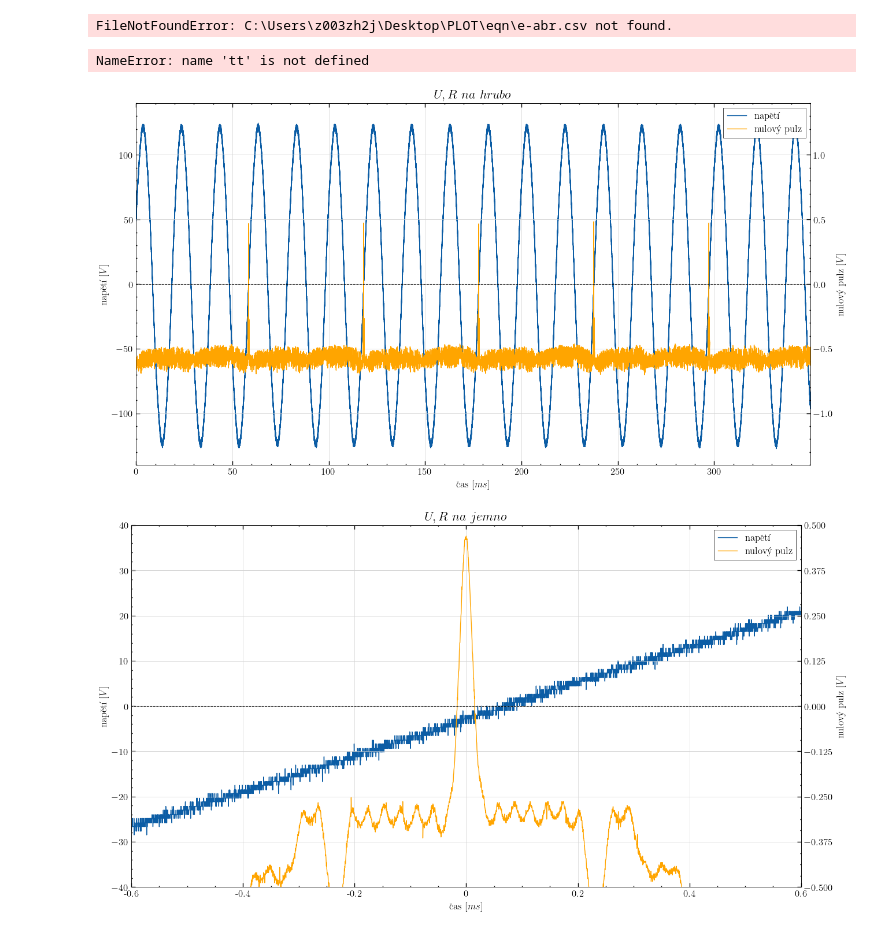
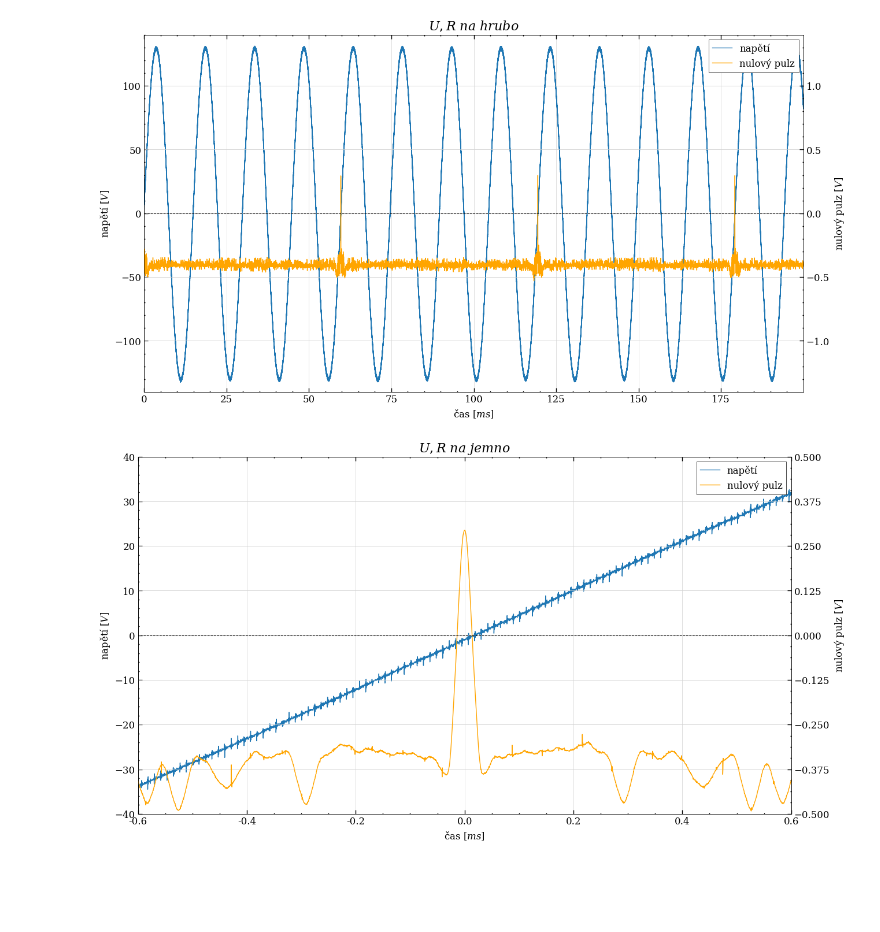
Before and after one commit to Buldadavid/plot, a Jupyter notebook: ERN_NEW_LATEX.ipynb, the cells around one changed output. Drawn from its saved outputs; the diff is of its cells as text; code cells hidden in the pictures; blank space fills up the shorter version.

```diff
--- a/ERN_NEW_LATEX.ipynb
+++ b/ERN_NEW_LATEX.ipynb
@@ -7,7 +7,7 @@ from scipy.signal import find_peaks
 
 plt.style.use('moje.mplstyle')
 # %%
-UR = np.genfromtxt("/home/david/Dokumenty/oscil/test-ur.csv", delimiter=',', skip_header=1)
+UR = np.genfromtxt(r'C:\Users\z003zh2j\Desktop\PLOT\eqn\e-ur.csv', delimiter=',', skip_header=1)
 
 t = UR[: , 0]/1e6
 u = UR[: , 1]/30
@@ -19,8 +19,6 @@ tt = ABR[: , 0]/1e6
 a = ABR[: , 1]/1e3
 b = ABR[: , 2]/1e3
 rr = ABR[: , 3]/1e3
-# %% [output]
-FileNotFoundError: C:\Users\z003zh2j\Desktop\PLOT\eqn\e-abr.csv not found.
 # %%
 CDR = np.genfromtxt(r'C:\Users\z003zh2j\Desktop\PLOT\eqn\e-cdr.csv', delimiter=',', skip_header=1)
 
@@ -47,8 +45,23 @@ except IndexError:
 R = t[pnej(r)]
 RR = tt[pnej(rr)]
 RRR = ttt[pnej(rrr)]
+
+def timel(leng,okno,jaky):
+    if jaky == "R":
+        jaky = R
+    elif jaky == "RR":
+        jaky = RR
+    elif jaky == "RRR":
+        jaky = RRR
+
+    N1 = np.linspace(jaky-(-1 * ((leng-1) /2)) * okno , jaky-((leng-1) /2)* okno,leng)
+    N2 = np.linspace(-1 * ((leng-1) /2) * okno , ((leng-1) /2) * okno,leng)
+    N1 = N1.tolist()
+    N1.sort()
+    N2 = N2.tolist()
+    N2 = ["%.2f" % member for member in N2]
+
+    return(N1,N2)
-# %% [output]
-NameError: name 'tt' is not defined
 # %%
 fig, host = plt.subplots(figsize=(13,7), layout='constrained')
 ax2 = host.twinx()
@@ -83,35 +96,40 @@ ax2.set_ylabel("nulový pulz $[V]$", fontsize=12, color = 'k')
 
 plt.show()
 # %% [output]
-[figure, old version]
+[figure, new version]
 # %%
 fig, host = plt.subplots(figsize=(13,7), layout='constrained')
 ax2 = host.twinx()
 ax = plt.gca()
 
 host.set_xlim(R-0.6, R+0.6)
 host.set_ylim(-40, 40)
 ax2.set_ylim(-0.5, 0.5)
 
 p1 = host.plot(t, u, label="napětí")
 p2 = ax2.plot(t, r, label="nulový pulz", color='orange')
 ax2.set_yticks(np.arange(-0.5, 0.5+0.5/4, step=0.5/4))
 plt.hlines(0,0,t[-1],color = 'k', linestyles='--',lw = 0.75)
 plt.title("$U,R$ $na$ $jemno$", fontsize=16, color='k')
 host.legend(handles=p1+p2, loc='upper right')
 host.set_yticks(np.arange(-40, 50, step=10))
 host.yaxis.label.set_color(p1[0].get_color())
 ax2.yaxis.label.set_color(p2[0].get_color())
 host.grid(color='lightgrey', linestyle='-', linewidth=0.5)
-ax.set_xticks([R,R-0.2,R+0.2,R-0.4,R+0.4,R-0.6,R+0.6])
-ax.set_xticklabels(['0',"-0.2","0.2","-0.4","0.4","-0.6","0.6"])
+
+# ax.set_xticks([R,R-0.2,R+0.2,R-0.4,R+0.4,R-0.6,R+0.6])
+# ax.set_xticklabels(['0',"-0.2","0.2","-0.4","0.4","-0.6","0.6"])
+N1 , N2 = timel(7,0.2,"R")
+ax.set_xticks(N1)
+ax.set_xticklabels(N2)
 host.set_xlabel("čas $[ms]$", fontsize=12, color = 'k')
 host.set_ylabel("napětí $[V]$", fontsize=12, color = 'k')
 ax2.set_ylabel("nulový pulz $[V]$", fontsize=12, color = 'k')
+
 # plt.show()
 plt.savefig("ur.png")
 # %% [output]
-[figure, old version]
+[figure, new version]
 # %%
 fig, host = plt.subplots(figsize=(13,7), layout='constrained')
 ax = plt.gca()
```
Also changed, not shown: parts of 2 cells of this notebook, 5 other files.
